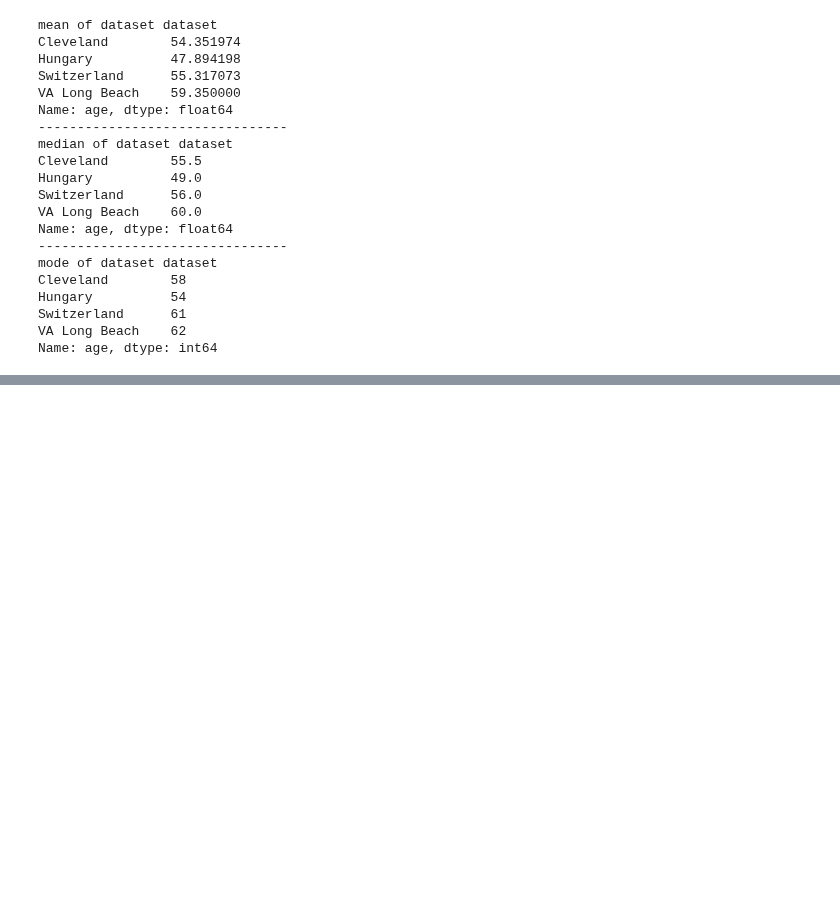
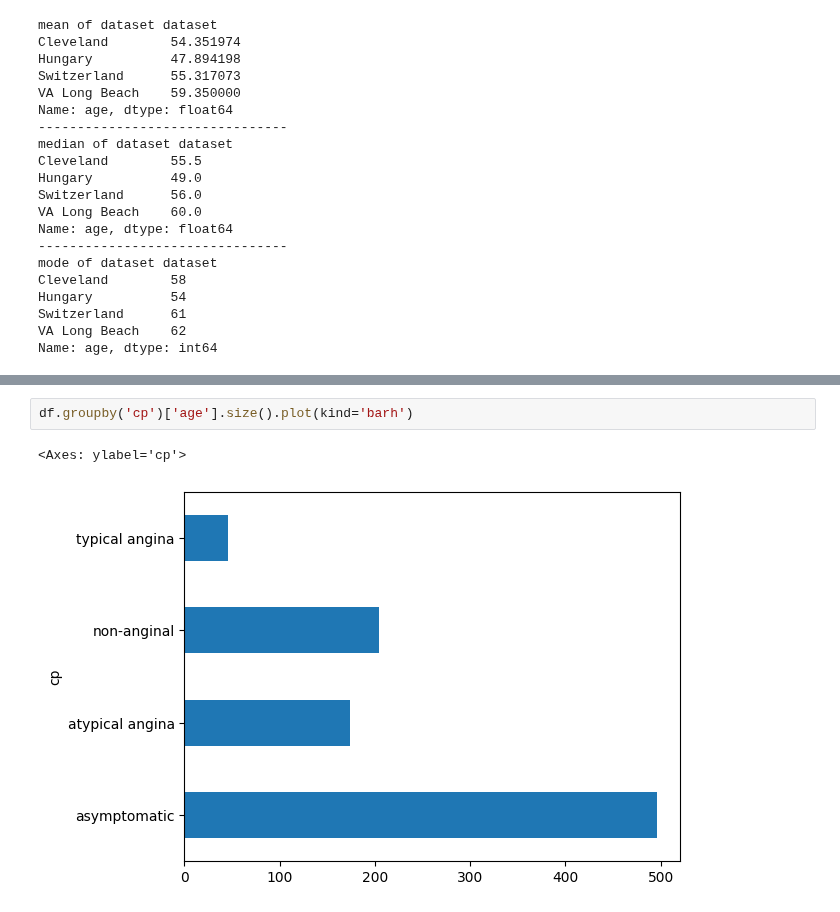
Before and after one commit to juneedpk/vscode-jupyter, a Jupyter notebook: projects/heart_disease.ipynb, the cells around one changed output, grey strips where cells are left out. Drawn from its saved outputs; the diff is of its cells as text; blank space fills up the shorter version.

```diff
--- a/projects/heart_disease.ipynb
+++ b/projects/heart_disease.ipynb
@@ -202,0 +218,5 @@ Name: age, dtype: int64
+# %%
+df.groupby('cp')['age'].size().plot(kind='barh')
+# %% [output]
+<Axes: ylabel='cp'>
+[figure, added]
```
Also changed, not shown: parts of 6 cells of this notebook.
